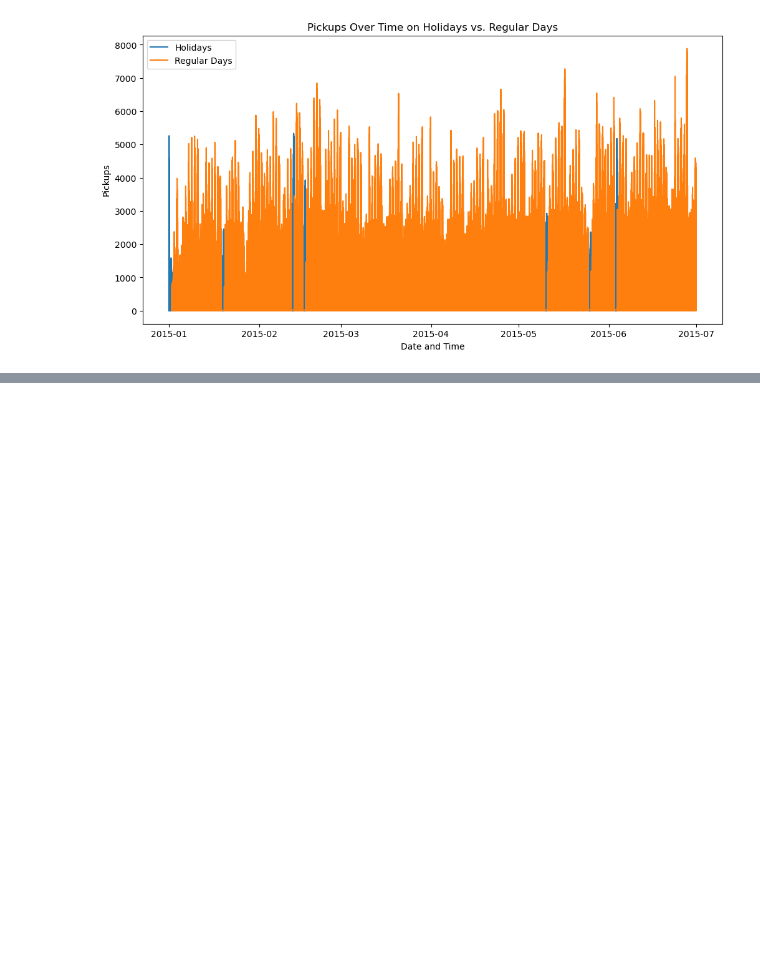
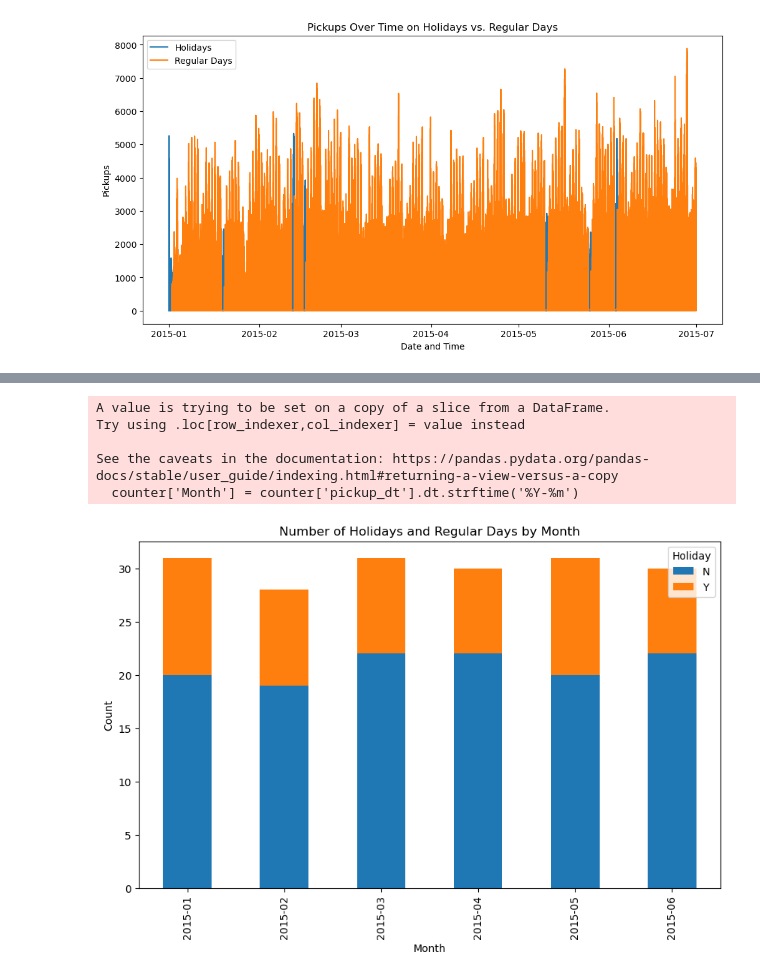
Before and after one commit to Jherza-X/Project1-Group9, a Jupyter notebook: Uber-Weather-Project/project-1 - Q4.ipynb, the cells around one changed output, grey strips where cells are left out. Cells and saved outputs as stored; diff of their text form; code cells hidden in the pictures; blank space fills up the shorter version.

```diff
--- a/Uber-Weather-Project/project-1 - Q4.ipynb
+++ b/Uber-Weather-Project/project-1 - Q4.ipynb
@@ -155,3 +167,7 @@ plt.legend()
 plt.show()
 # %% [output]
 [figure]
+# %%
+#including weekends as holidays
+uber_weather_df['Holiday'] = uber_weather_df['pickup_dt'].dt.dayofweek.isin([5, 6]).map({True: 'Y', False: 'N'})
+uber_weather_df
@@ -157,0 +220,7 @@ plt.show()
+# %%
+# Extract the date from 'pickup_dt'
+uber_weather_df['Date'] = uber_weather_df['pickup_dt'].dt.date
+
+# Group the data by date and count the number of holidays and regular days
+daily_counts = uber_weather_df.groupby(['Date', 'Holiday']).size().unstack(fill_value=0)
+daily_counts
@@ -157,0 +242,4 @@ plt.show()
+# %%
+# Drop duplicates to get one entry per day
+counter = uber_weather_df.drop_duplicates(subset=['Date', 'Holiday'])
+counter
@@ -157,0 +260,9 @@ plt.show()
+# %%
+# List of dates to mark as holidays
+#https://www.timeanddate.com/calendar/?year=2015&country=1 source
+holiday_dates = ['2015-01-01', '2015-01-19', '2015-02-16','2015-05-25', ]
+
+# Mark the specified dates as holidays
+for date in holiday_dates:
+    counter.loc[counter['pickup_dt'] == date, 'Holiday'] = 'Y'
+counter.tail()
@@ -157,0 +276,26 @@ plt.show()
+# %%
+# Extract the month from 'pickup_dt'
+counter['Month'] = counter['pickup_dt'].dt.strftime('%Y-%m')
+
+# Group the data by month and count the number of holidays and regular days
+monthly_counts = counter.groupby(['Month', 'Holiday']).size().unstack(fill_value=0)
+
+# Reset the index to ensure 'Month' is a column and not the index
+monthly_counts = monthly_counts.reset_index()
+
+# Plot the data
+monthly_counts.plot(x='Month', kind='bar', stacked=True, figsize=(10, 6))
+plt.title('Number of Holidays and Regular Days by Month')
+plt.xlabel('Month')
+plt.ylabel('Count')
+plt.legend(title='Holiday', loc='upper right')
+
+# Show the plot
+plt.show()
+# %% [output]
+A value is trying to be set on a copy of a slice from a DataFrame.
+Try using .loc[row_indexer,col_indexer] = value instead
+
+See the caveats in the documentation: https://pandas.pydata.org/pandas-docs/stable/user_guide/indexing.html#returning-a-view-versus-a-copy
+  counter['Month'] = counter['pickup_dt'].dt.strftime('%Y-%m')
+[figure, added]
```
Also changed, not shown: parts of 20 cells of this notebook.
